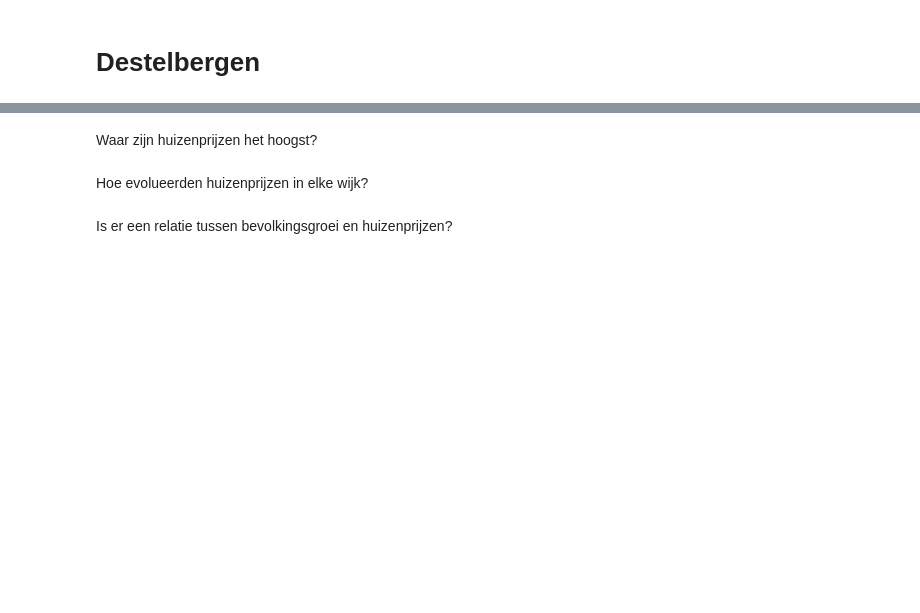
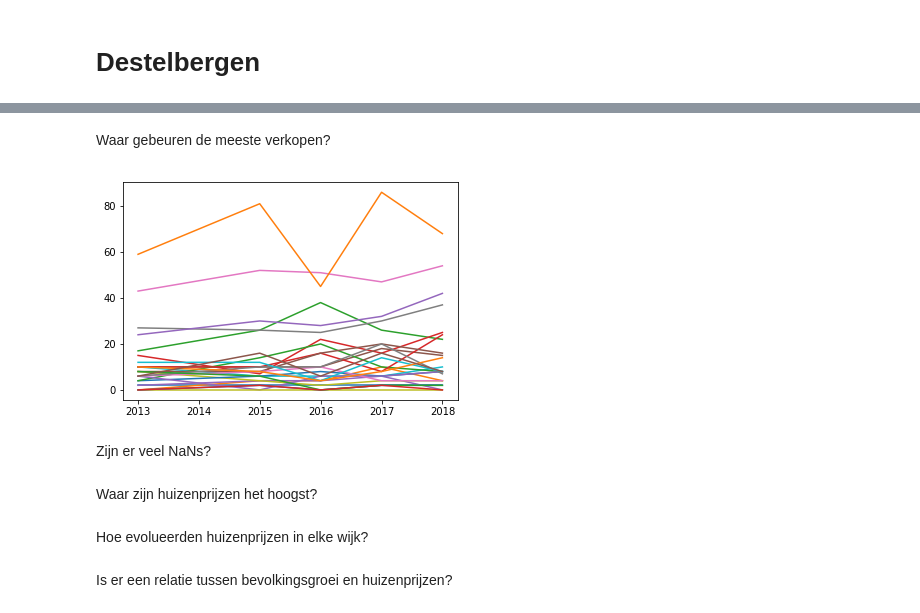
Before and after one commit to RoelPi/SECT_POP, a Jupyter notebook: sandbox.ipynb, the cells around one changed output, grey strips where cells are left out. Cells and saved outputs as stored; diff of their text form; code cells hidden in the pictures; blank space fills up the shorter version.

```diff
--- a/sandbox.ipynb
+++ b/sandbox.ipynb
@@ -98,6 +97,20 @@ db.head()
 # %%
 db = db.merge(tax, left_on = ['JAAR','CD_REFNIS_SECTOR'], right_on = ['TAX_CD_YEAR','TAX_CD_REFNIS_SECTOR'], how = 'left')
-db.merge(immo,left_on = ['JAAR','CD_REFNIS_SECTOR'], right_on = ['IMMO_CD_YEAR','IMMO_CD_REFNIS_SECTOR'], how = 'left').tail()
+db = db.merge(immo,left_on = ['JAAR','CD_REFNIS_SECTOR'], right_on = ['IMMO_CD_YEAR','IMMO_CD_REFNIS_SECTOR'], how = 'left')
+# %% [markdown]
+Waar gebeuren de meeste verkopen?
+# %%
+db_verkopen_by_year = db[(db['JAAR'] > '2012-01-01') & (db['JAAR'] < '2019-01-01')].groupby(['JAAR','TX_DESCR_SECTOR_NL'], as_index = False)[['IMMO_MS_TRANSACTIONS']].sum()
+db_verkopen_by_year.sort_values(by = 'IMMO_MS_TRANSACTIONS', ascending = False).head()
+
+fix, ax = plt.subplots()
+for wijk in db_verkopen_by_year['TX_DESCR_SECTOR_NL'].unique():
+    ax.plot(db_verkopen_by_year[db_verkopen_by_year.TX_DESCR_SECTOR_NL == wijk]['JAAR'], db_verkopen_by_year[db_verkopen_by_year.TX_DESCR_SECTOR_NL == wijk]['IMMO_MS_TRANSACTIONS'], label = wijk)
+plt.show()
+# %% [output]
+[figure, added]
+# %% [markdown]
+Zijn er veel NaNs?
 # %% [markdown]
 Waar zijn huizenprijzen het hoogst?
 # %% [markdown]
```
Also changed, not shown: parts of 6 cells of this notebook.
